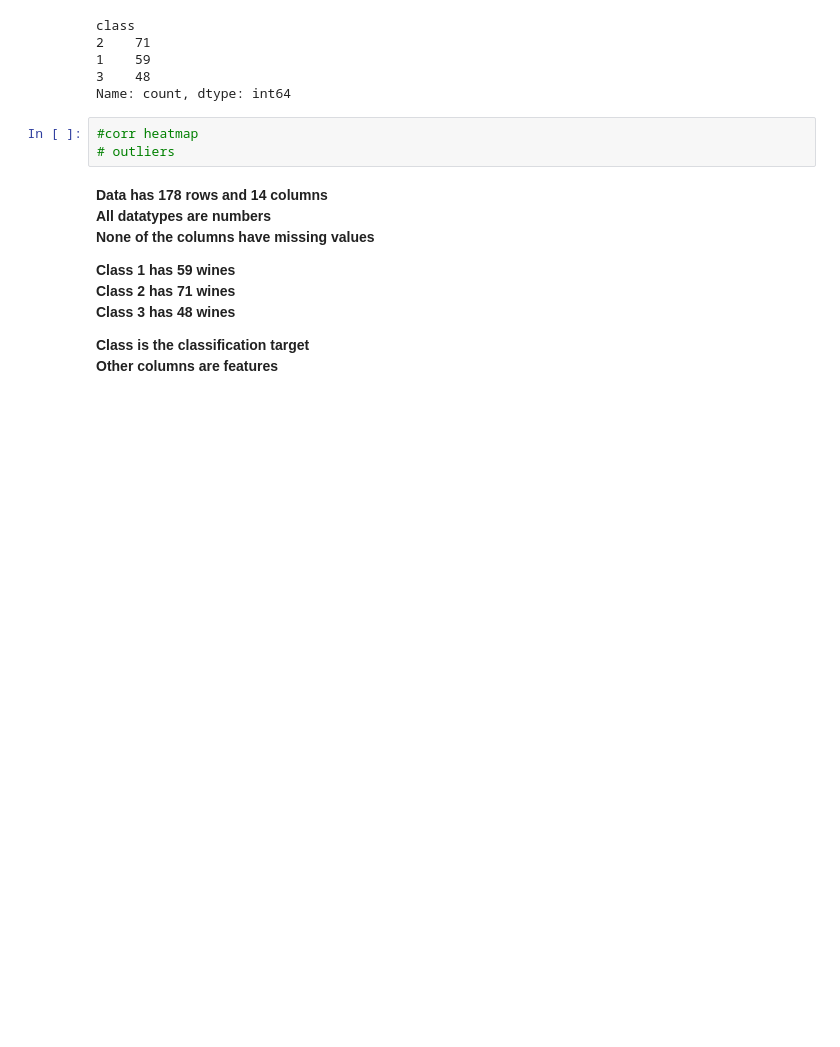
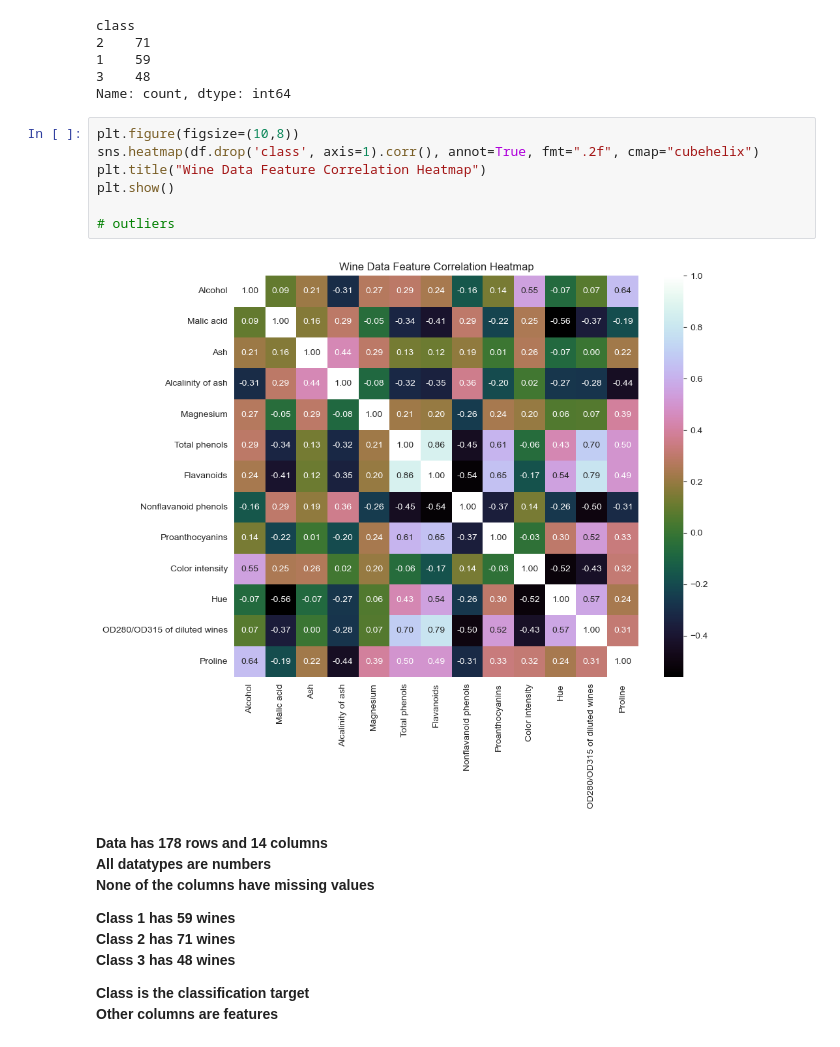
Before and after one commit to rankkua/wine-classification, a Jupyter notebook: src/data-preprocessing.ipynb, the cells around one changed output. Cells and saved outputs as stored; diff of their text form; blank space fills up the shorter version.

```diff
--- a/src/data-preprocessing.ipynb
+++ b/src/data-preprocessing.ipynb
@@ -94,8 +95,14 @@ class
 3    48
 Name: count, dtype: int64
 # %%
-#corr heatmap
+plt.figure(figsize=(10,8))
+sns.heatmap(df.drop('class', axis=1).corr(), annot=True, fmt=".2f", cmap="cubehelix")
+plt.title("Wine Data Feature Correlation Heatmap")
+plt.show()
+
 # outliers
+# %% [output]
+[figure, added]
 # %% [markdown]
 **Data has 178 rows and 14 columns**
 **All datatypes are numbers**
```
Also changed, not shown: parts of 1 cell of this notebook.
